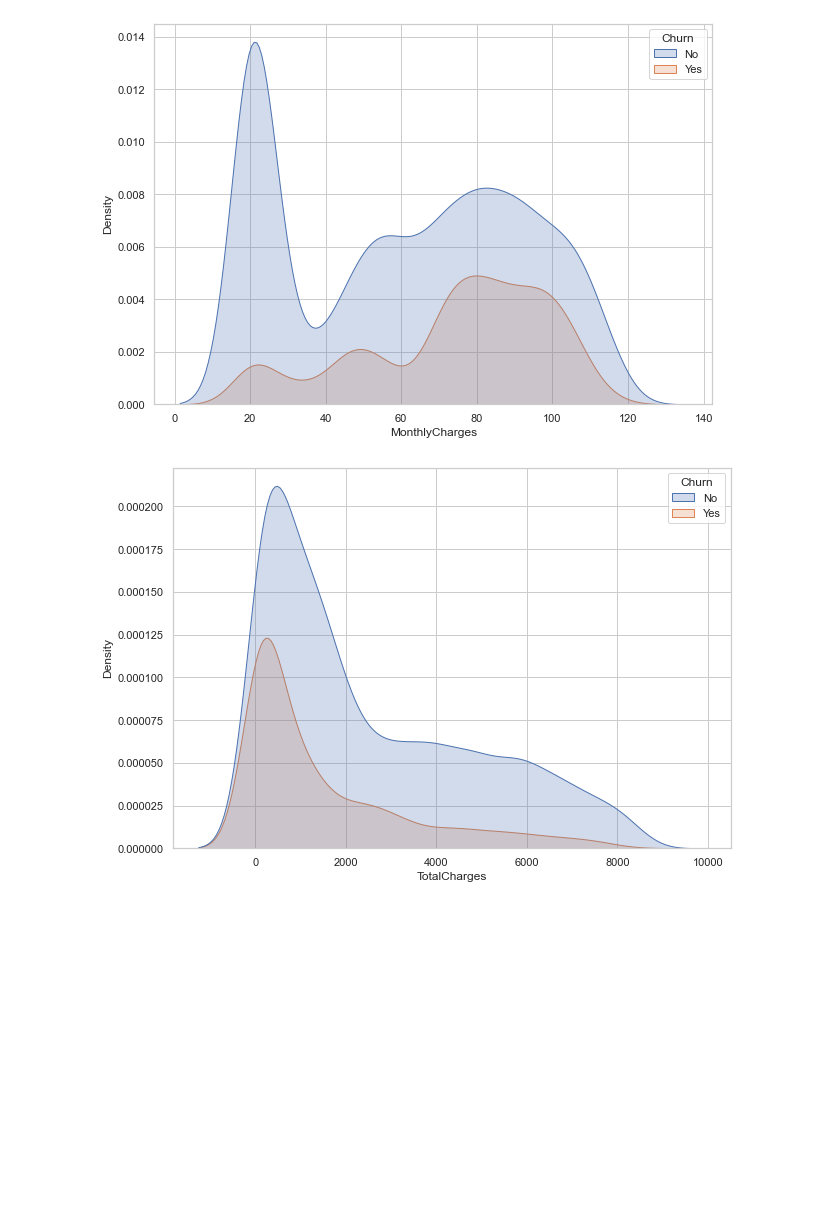
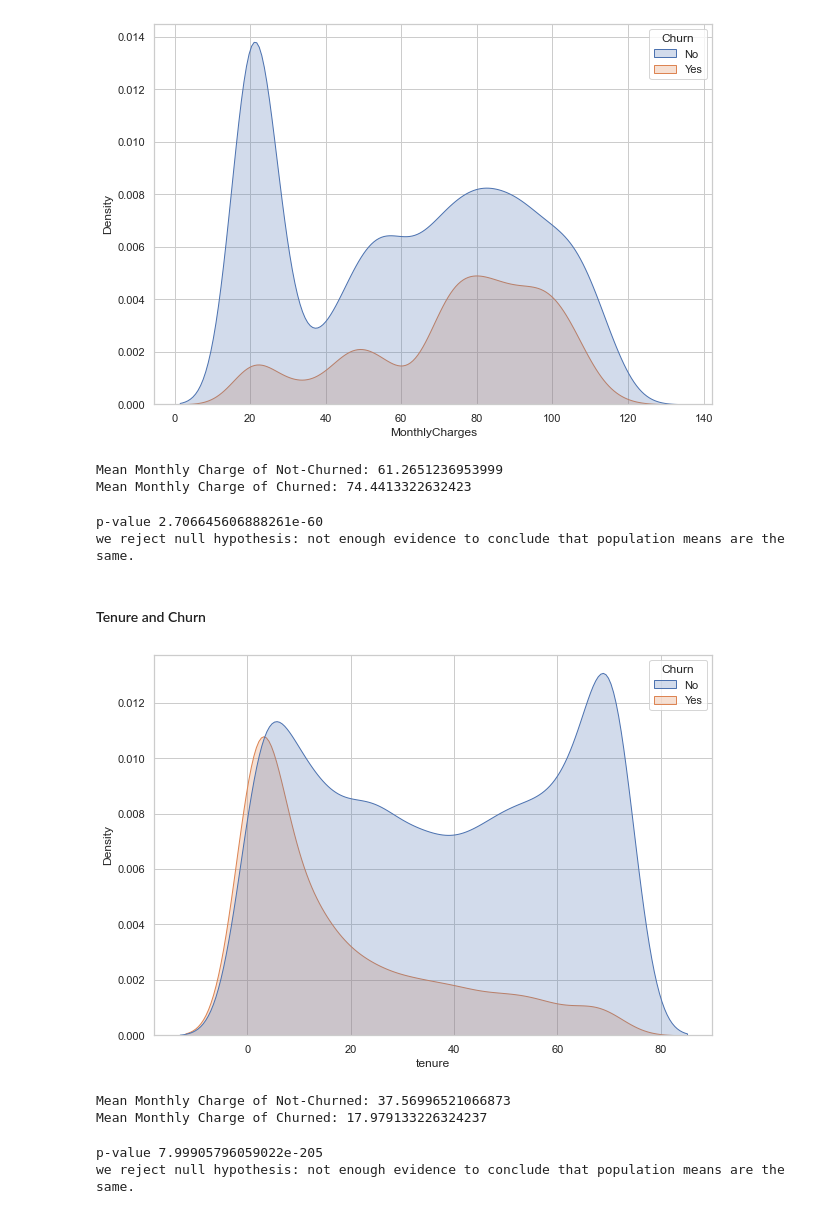
Before and after one commit to waruni1017/Customer-Churn-Analysis, a Jupyter notebook: Customer Churn Project.ipynb, the cells around one changed output. Saved outputs shown, nothing was run; the diff lists cells and outputs as text; code cells hidden in the pictures; blank space fills up the shorter version.

```diff
--- a/Customer Churn Project.ipynb
+++ b/Customer Churn Project.ipynb
@@ -27,5 +38,5 @@ import matplotlib.pyplot as plt
 # %%
-df = pd.read_csv("C:/Users/waruni/OneDrive - Iowa State University/Documents/Customer Churn Project/Telco_Customer_Churn.csv")
+df = pd.read_csv("Telco_Customer_Churn.csv")
 # %%
 df.head().T
 # %% [output]
@@ -438,9 +502,46 @@ sns.kdeplot(x='MonthlyCharges', hue='Churn',data = df, shade= True)
 plt.show()
 # %% [output]
 [figure]
+# %%
+from scipy.stats import ttest_ind
+df1 = df[df['Churn']=='No']
+df2 = df[df['Churn']=='Yes']
+print("Mean Monthly Charge of Not-Churned:", df1.MonthlyCharges.mean())
+print("Mean Monthly Charge of Churned:", df2.MonthlyCharges.mean())
+# %% [output]
+Mean Monthly Charge of Not-Churned: 61.2651236953999
+Mean Monthly Charge of Churned: 74.4413322632423
+# %%
+ttest,pval = ttest_ind(df1['MonthlyCharges'],df2['MonthlyCharges'])
+print("p-value",pval)
+if pval <0.05:
+  print("we reject null hypothesis: not enough evidence to conclude that population means are the same.")
+else:
+  print("we accept null hypothesis: enough evidence to conclude that population means are the same.")
+# %% [output]
+p-value 2.706645606888261e-60
+we reject null hypothesis: not enough evidence to conclude that population means are the same.
+# %% [markdown]
+#### Tenure and Churn
 # %%
 plt.figure(figsize=(10,7))
-sns.kdeplot(x='TotalCharges', hue='Churn',data = df, shade= True)
+sns.kdeplot(x='tenure', hue='Churn',data = df, shade= True)
 plt.show()
 # %% [output]
-[figure, old version]
+[figure, new version]
+# %%
+print("Mean Monthly Charge of Not-Churned:", df1.tenure.mean())
+print("Mean Monthly Charge of Churned:", df2.tenure.mean())
+# %% [output]
+Mean Monthly Charge of Not-Churned: 37.56996521066873
+Mean Monthly Charge of Churned: 17.979133226324237
+# %%
+ttest,pval = ttest_ind(df1['tenure'],df2['tenure'])
+print("p-value",pval)
+if pval <0.05:
+  print("we reject null hypothesis: not enough evidence to conclude that population means are the same.")
+else:
+  print("we accept null hypothesis: enough evidence to conclude that population means are the same.")
+# %% [output]
+p-value 7.99905796059022e-205
+we reject null hypothesis: not enough evidence to conclude that population means are the same.
```
Also changed, not shown: parts of 58 cells of this notebook.
